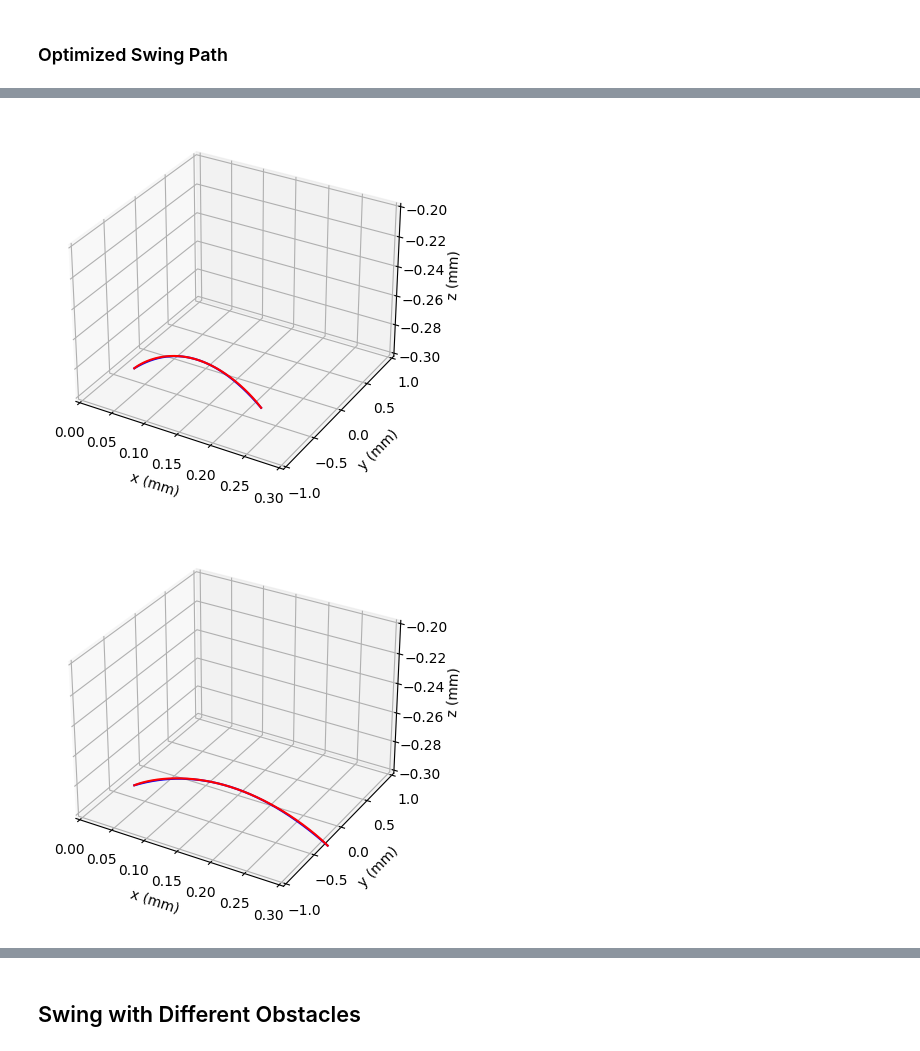
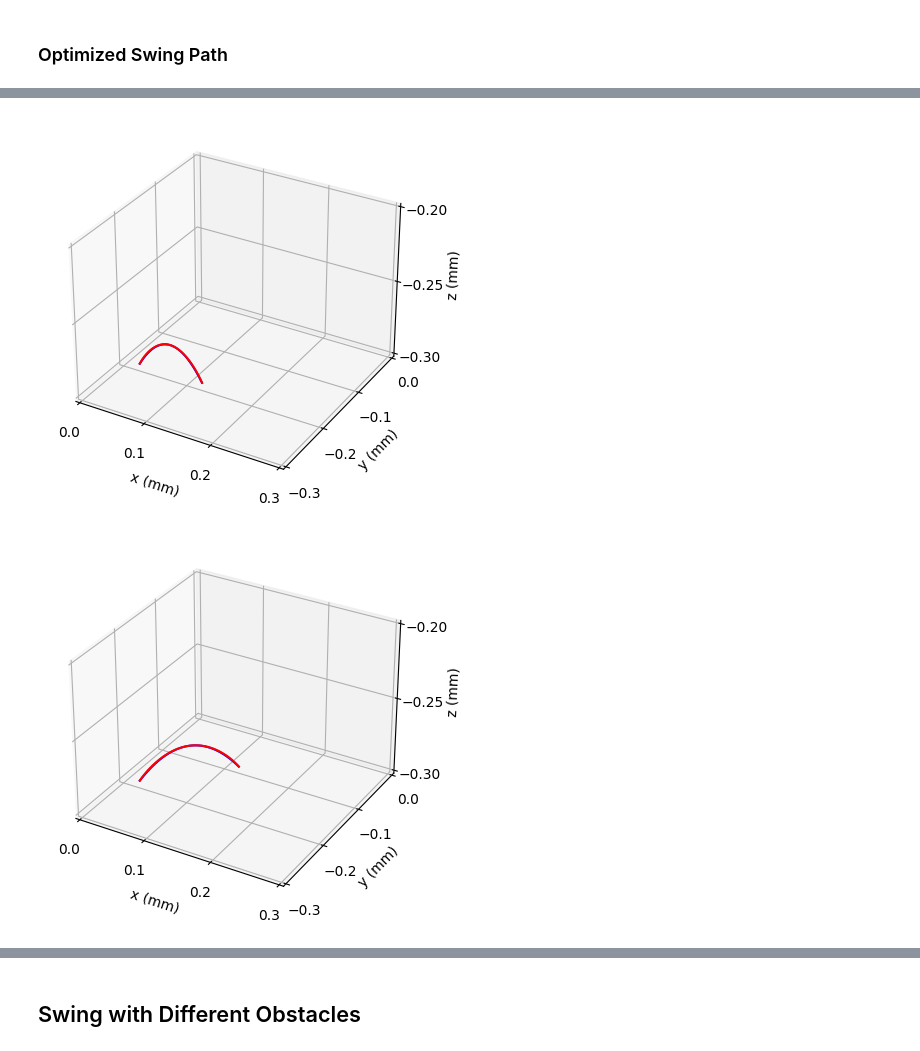
Before and after one commit to han-xudong/SwingTrajectoryPlanAndTrackingControl, a Jupyter notebook: result_analysis.ipynb, the cells around one changed output, grey strips where cells are left out. Cells and saved outputs as stored; diff of their text form; code cells hidden in the pictures.

```diff
--- a/result_analysis.ipynb
+++ b/result_analysis.ipynb
@@ -57,43 +60,40 @@ for figNum in range(len(foot_path_list)):
 from matplotlib import pyplot as plt
 import numpy as np
 
-_FOOT_STEP_DISP_LIST = np.array([0.1, 0.2, 0.3])
+_FOOT_STEP_X_DISP_LIST = np.array([0.1, 0.2, 0.3])
+_FOOT_STEP_Y_DISP_LIST = np.array([-0.1, 0, 0.1])
 _WITH_OPTIMIZATION = True
 
-# Load data
 foot_path_list = []
 foot_opt_path_list = []
 foot_real_path_list = []
-for foot_step_disp in _FOOT_STEP_DISP_LIST:
-        parameters = "_disp_%.2f"%foot_step_disp + \
-                      ("_optimized" if _WITH_OPTIMIZATION else "")
+for foot_step_x_disp in _FOOT_STEP_X_DISP_LIST:
+    for foot_step_y_disp in _FOOT_STEP_Y_DISP_LIST:
+        parameters = "_disp_%.2f_%.2f"%(foot_step_x_disp, foot_step_y_disp) + \
+                     ("_optimized" if _WITH_OPTIMIZATION else "")
         path = "results/my_swing_example" + parameters + "/"
-        foot_path_list.append(np.loadtxt('%sfoot_path%s.txt'%(path, parameters), delimiter=','))
+
+        plt.figure()
+        ax = plt.axes(projection='3d')
+
+        foot_path = np.loadtxt('%sfoot_path%s.txt'%(path, parameters), delimiter=',')
+        ax.plot3D(foot_path[:, 0], foot_path[:, 1], foot_path[:, 2], 'b')
         if _WITH_OPTIMIZATION:
-                foot_opt_path_list.append(np.loadtxt('%sfoot_opt_path%s.txt'%(path, parameters), delimiter=','))
-        foot_real_path_list.append(np.loadtxt('%sfoot_real_path%s.txt'%(path, parameters), delimiter=','))
-
-# Plot
-for figNum in range(len(foot_path_list)):
-    foot_path = foot_path_list[figNum]
-    if _WITH_OPTIMIZATION:
-        foot_opt_path = foot_opt_path_list[figNum]
-    plt.figure(figNum)
-    ax = plt.axes(projection='3d')
-    ax.plot3D(foot_path[:, 0], foot_path[:, 1], foot_path[:, 2], 'b')
-    if _WITH_OPTIMIZATION:
-        ax.plot3D(foot_opt_path[1:, 0], foot_opt_path[1:, 1], foot_opt_path[1:, 2], 'r')
-    ax.set_xlabel('x (mm)')
-    ax.set_ylabel('y (mm)')
-    ax.set_zlabel('z (mm)')
-    ax.set_xlim([0, 0.3])
-    ax.set_ylim([-0.1, 0.1])
-    ax.set_zlim([-0.3, -0.2])
-    ax.set_xticks([0, 0.05, 0.1, 0.15, 0.2, 0.25, 0.3])
-    ax.set_yticks([-1.0, -0.5, 0, 0.5, 1.0])
-    ax.set_zticks([-0.3, -0.28, -0.26, -0.24, -0.22, -0.20])
-    if _WITH_OPTIMIZATION:
-        plt.savefig('results/my_swing_example_disp_%.2f_optimized/path.png'%_FOOT_STEP_DISP_LIST[figNum], dpi=300)
-    else:
-        plt.savefig('results/my_swing_example_disp_%.2f/path.png'%_FOOT_STEP_DISP_LIST[figNum], dpi=300)
+            foot_opt_path = np.loadtxt('%sfoot_opt_path%s.txt'%(path, parameters), delimiter=',')
+            ax.plot3D(foot_opt_path[1:, 0], foot_opt_path[1:, 1], foot_opt_path[1:, 2], 'r')
+        # foot_real_path = np.loadtxt('%sfoot_real_path%s.txt'%(path, parameters), delimiter=',')
+        # ax.plot3D(foot_real_path[:, 0], foot_real_path[:, 1], foot_real_path[:, 2], 'g')
+        ax.set_xlabel('x (mm)')
+        ax.set_ylabel('y (mm)')
+        ax.set_zlabel('z (mm)')
+        ax.set_xlim([0, 0.3])
+        ax.set_ylim([-0.3, 0])
+        ax.set_zlim([-0.3, -0.2])
+        ax.set_xticks([0, 0.1, 0.2, 0.3])
+        ax.set_yticks([-0.3, -0.2, -0.1, 0])
+        ax.set_zticks([-0.3, -0.25, -0.2])
+        if _WITH_OPTIMIZATION:
+            plt.savefig('results/my_swing_example_disp_%.2f_%.2f_optimized/path.png'%(foot_step_x_disp, foot_step_y_disp), dpi=300)
+        else:
+            plt.savefig('results/my_swing_example_disp_%.2f_%.2f/path.png'%(foot_step_x_disp, foot_step_y_disp), dpi=300)
 # %% [output]
@@ -101,2 +101,2 @@ for figNum in range(len(foot_path_list)):
-[figure, old version]
+[figure, new version]
-[figure, old version]
+[figure, new version]
```
Also changed, not shown: parts of 4 cells of this notebook, 26 other files.
